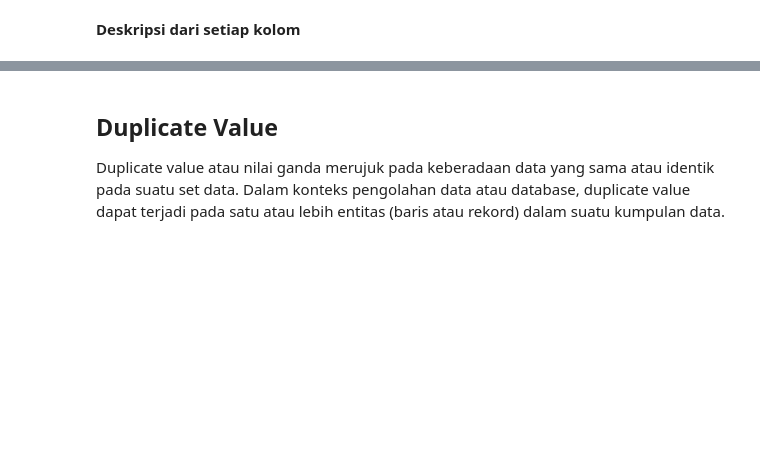
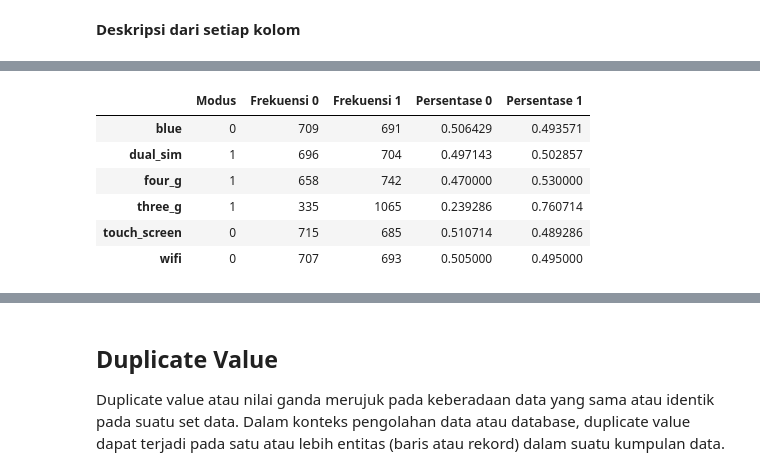
Before and after one commit to tarsn/Tucil2_AI_Dadatanal, a Jupyter notebook: Tucil2_AI_Dadatanal.ipynb, the cells around one changed output, grey strips where cells are left out. Cells and saved outputs as stored; diff of their text form; code cells hidden in the pictures; blank space fills up the shorter version.

```diff
--- a/Tucil2_AI_Dadatanal.ipynb
+++ b/Tucil2_AI_Dadatanal.ipynb
@@ -132,0 +140,44 @@ df
+# %%
+modus = {}
+for i in nominal.columns:
+    mode = ''
+    first = True
+    for j in nominal[i].mode():
+        if first:
+            mode = mode + str(j)
+            first = False
+        else:
+            mode = mode + ', ' + str(j)
+    modus[i] = mode
+# %%
+df = pd.DataFrame()
+df['Modus'] = modus
+frekuensi_nol={}
+frekuensi_satu={}
+for i in nominal.columns:
+    frekuensi_nol[i] = 0
+    frekuensi_satu[i] = 0
+    for j in nominal[i]:
+        if j == 0:
+            frekuensi_nol[i] += 1
+        else:
+            frekuensi_satu[i] += 1
+persentase_nol={}
+persentase_satu={}
+for i in nominal.columns:
+    persentase_nol[i] = frekuensi_nol[i]/len(nominal[i])
+    persentase_satu[i] = frekuensi_satu[i]/len(nominal[i])
+
+df['Frekuensi 0'] = frekuensi_nol
+df['Frekuensi 1'] = frekuensi_satu
+df['Persentase 0'] = persentase_nol
+df['Persentase 1'] = persentase_satu
+df
+# %% [output]
+|  | Modus | Frekuensi 0 | Frekuensi 1 | Persentase 0 | Persentase 1 |
+| blue | 0 | 709 | 691 | 0.506429 | 0.493571 |
+| dual_sim | 1 | 696 | 704 | 0.497143 | 0.502857 |
+| four_g | 1 | 658 | 742 | 0.470000 | 0.530000 |
+| three_g | 1 | 335 | 1065 | 0.239286 | 0.760714 |
+| touch_screen | 0 | 715 | 685 | 0.510714 | 0.489286 |
+| wifi | 0 | 707 | 693 | 0.505000 | 0.495000 |
```
Also changed, not shown: parts of 35 cells of this notebook.
